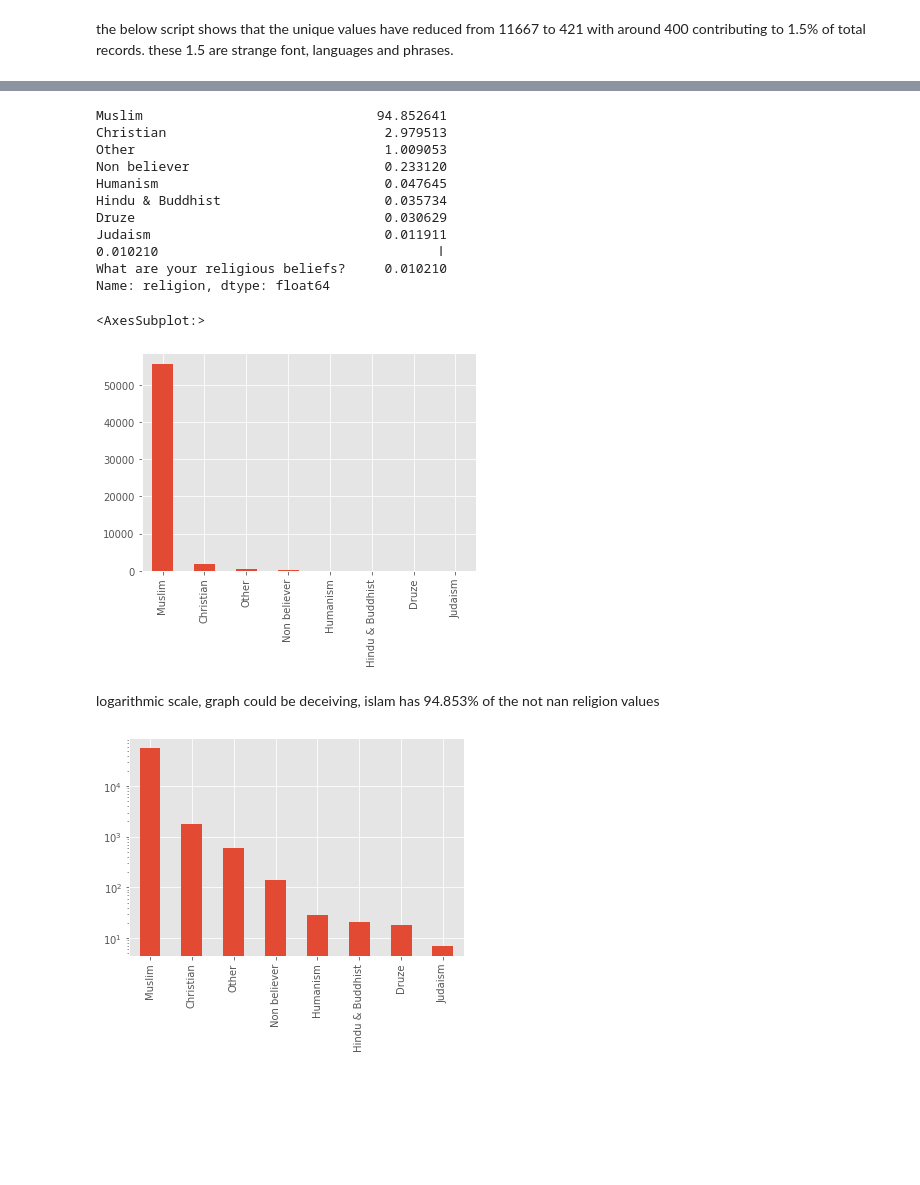
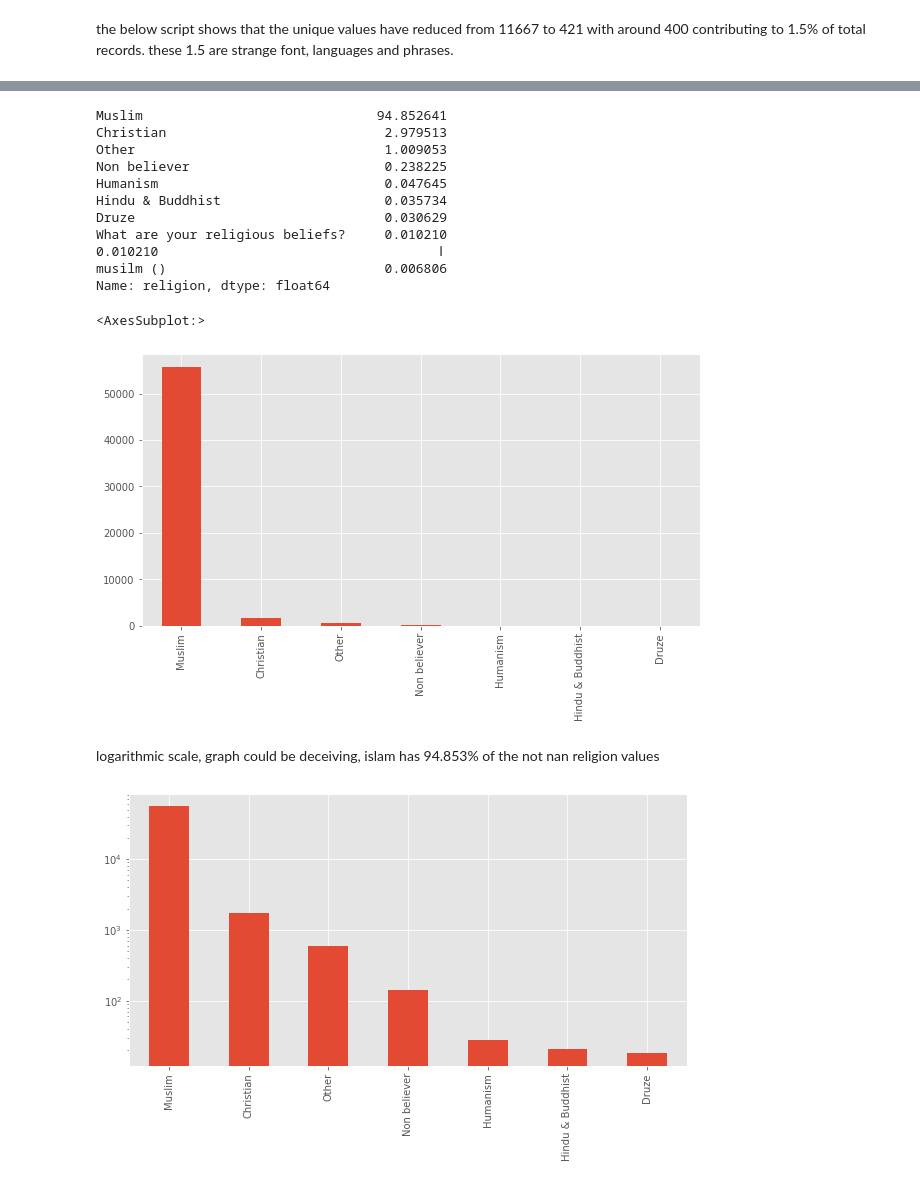
Before and after one commit to MohamedSuwan/Codewars, a Jupyter notebook: Random Projects/Jordan FB analysis.ipynb, the cells around one changed output, grey strips where cells are left out. Cells and saved outputs as stored; diff of their text form; code cells hidden in the pictures; blank space fills up the shorter version.

```diff
--- a/Random Projects/Jordan FB analysis.ipynb
+++ b/Random Projects/Jordan FB analysis.ipynb
@@ -92,7 +92,7 @@ newd=newd.replace({"religion":[".*(uman|UMAN).*"]},"Humanism",regex=True)
 # %%
 newd=newd.replace({"religion":[".*(ruze|urzi).*"]},"Druze",regex=True)
 # %%
-newd=newd.replace({"religion":[".*(ecular|gnostic|Ath|None|none|أدري|no|No|NON|non).*"]},"Non believer",regex=True)
+newd=newd.replace({"religion":[".*(ecular|gnostic|Ath|None|none|أدري|no|No|NON|non|NO).*"]},"Non believer",regex=True)
 # %% [markdown]
 the below script shows that the unique values have reduced from 11667 to 421 with around 400 contributing to 1.5% of total records.
 these 1.5 are strange font, languages and phrases.
@@ -117,23 +117,23 @@ newd.religion.value_counts(normalize=True)[:10]*100
 Muslim                              94.852641
 Christian                            2.979513
 Other                                1.009053
-Non believer                         0.233120
+Non believer                         0.238225
 Humanism                             0.047645
 Hindu & Buddhist                     0.035734
 Druze                                0.030629
-Judaism                              0.011911
+What are your religious beliefs?     0.010210
 ا                                    0.010210
-What are your religious beliefs?     0.010210
+musilm ()                            0.006806
 Name: religion, dtype: float64
 # %%
-newd[newd.religion.notna()].religion.value_counts()[0:8].plot(kind="bar")
+newd[newd.religion.notna()].religion.value_counts()[0:7].plot(figsize=(10,5),kind="bar")
 # %% [output]
 <AxesSubplot:>
-[figure, old version]
+[figure, new version]
 # %% [markdown]
 logarithmic scale, graph could be deceiving, islam has 94.853% of the not nan religion values
 # %%
-newd[newd.religion.notna()].religion.value_counts()[0:8].plot(kind="bar")
+newd[newd.religion.notna()].religion.value_counts()[0:7].plot(figsize=(10,5),kind="bar")
 plt.yscale("log")
 # %% [output]
-[figure, old version]
+[figure, new version]
```
Also changed, not shown: parts of 7 cells of this notebook.
